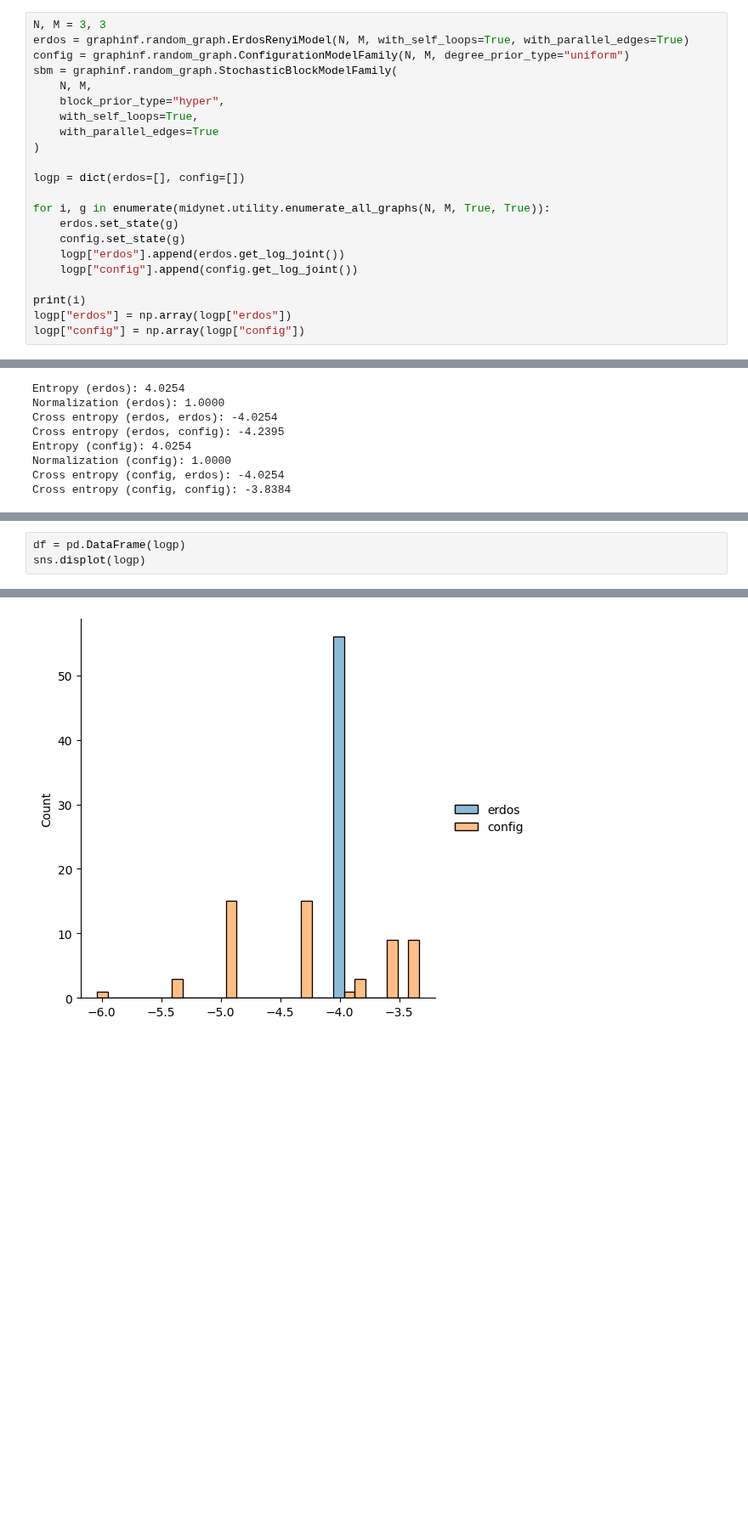
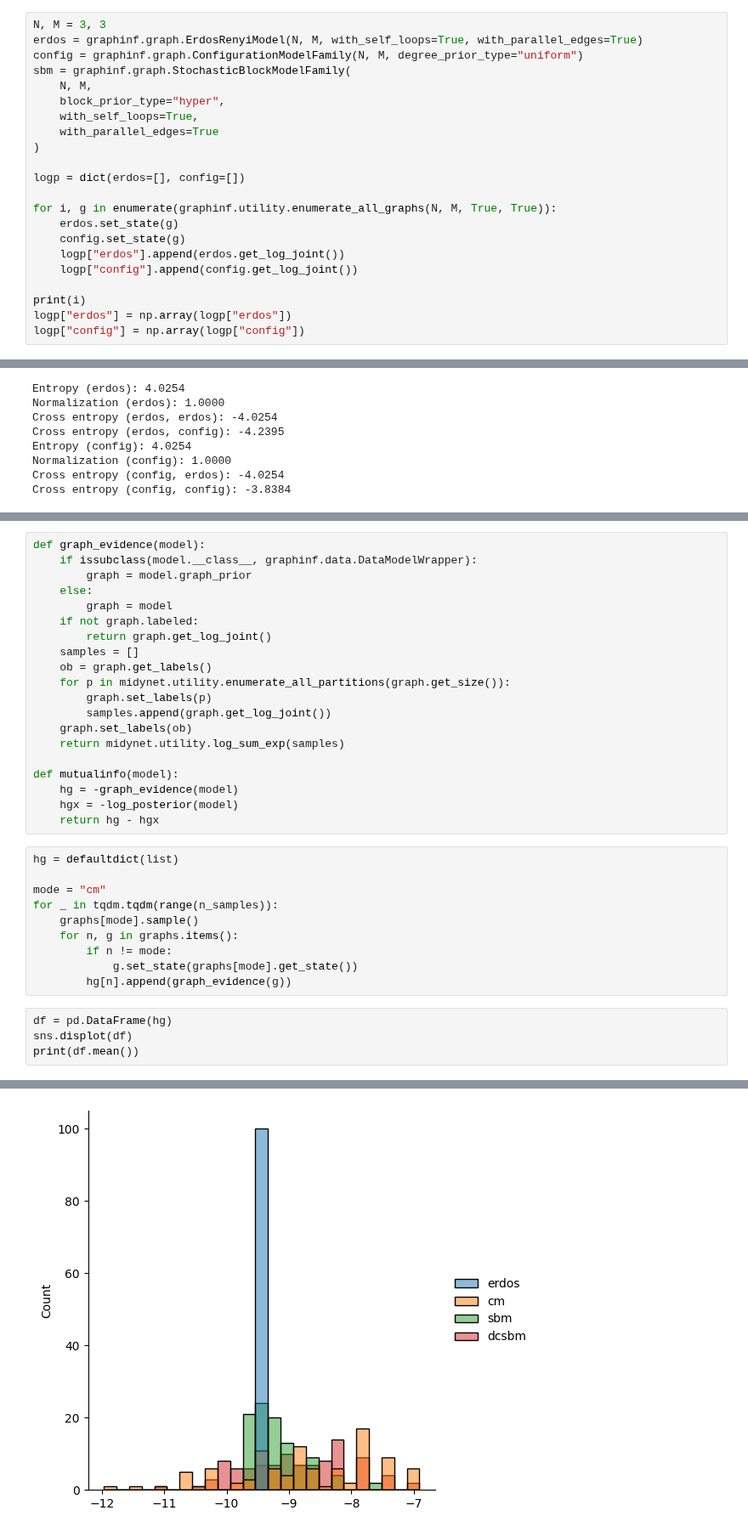
Before and after one commit to charlesmurphy1/midynet, a Jupyter notebook: notebooks/recon/Untitled.ipynb, the cells around one changed output, grey strips where cells are left out. Shown at 85% size. Saved outputs shown, nothing was run; the diff lists cells and outputs as text; blank space fills up the shorter version.

```diff
--- a/notebooks/recon/Untitled.ipynb
+++ b/notebooks/recon/Untitled.ipynb
@@ -4,8 +6,8 @@ import numpy as np, matplotlib.pyplot as plt, seaborn as sns, pandas as pd
 # %%
 N, M = 3, 3
-erdos = graphinf.random_graph.ErdosRenyiModel(N, M, with_self_loops=True, with_parallel_edges=True)
-config = graphinf.random_graph.ConfigurationModelFamily(N, M, degree_prior_type="uniform")
-sbm = graphinf.random_graph.StochasticBlockModelFamily(
+erdos = graphinf.graph.ErdosRenyiModel(N, M, with_self_loops=True, with_parallel_edges=True)
+config = graphinf.graph.ConfigurationModelFamily(N, M, degree_prior_type="uniform")
+sbm = graphinf.graph.StochasticBlockModelFamily(
     N, M,
     block_prior_type="hyper",
     with_self_loops=True,
@@ -14,7 +16,7 @@ sbm = graphinf.random_graph.StochasticBlockModelFamily(
 
 logp = dict(erdos=[], config=[])
 
-for i, g in enumerate(midynet.utility.enumerate_all_graphs(N, M, True, True)):
+for i, g in enumerate(graphinf.utility.enumerate_all_graphs(N, M, True, True)):
     erdos.set_state(g)
     config.set_state(g)
     logp["erdos"].append(erdos.get_log_joint())
@@ -71,4 +203,35 @@ erdos_glauber.get_past_states()
+# %%
+def graph_evidence(model):
+    if issubclass(model.__class__, graphinf.data.DataModelWrapper):
+        graph = model.graph_prior
+    else:
+        graph = model
+    if not graph.labeled:
+        return graph.get_log_joint()
+    samples = []
+    ob = graph.get_labels()
+    for p in midynet.utility.enumerate_all_partitions(graph.get_size()):
+        graph.set_labels(p)
+        samples.append(graph.get_log_joint())
+    graph.set_labels(ob)
+    return midynet.utility.log_sum_exp(samples)
+
+def mutualinfo(model):
+    hg = -graph_evidence(model)
+    hgx = -log_posterior(model)
+    return hg - hgx
+# %%
+hg = defaultdict(list)
+
+mode = "cm"
+for _ in tqdm.tqdm(range(n_samples)):
+    graphs[mode].sample()
+    for n, g in graphs.items():
+        if n != mode:
+            g.set_state(graphs[mode].get_state())
+        hg[n].append(graph_evidence(g))
 # %%
-df = pd.DataFrame(logp)
-sns.displot(logp)
+df = pd.DataFrame(hg)
+sns.displot(df)
+print(df.mean())
 # %% [output]
@@ -76 +243 @@ sns.displot(logp)
-[figure, old version]
+[figure, new version]
```
Also changed, not shown: parts of 60 cells of this notebook, 20 other files.
